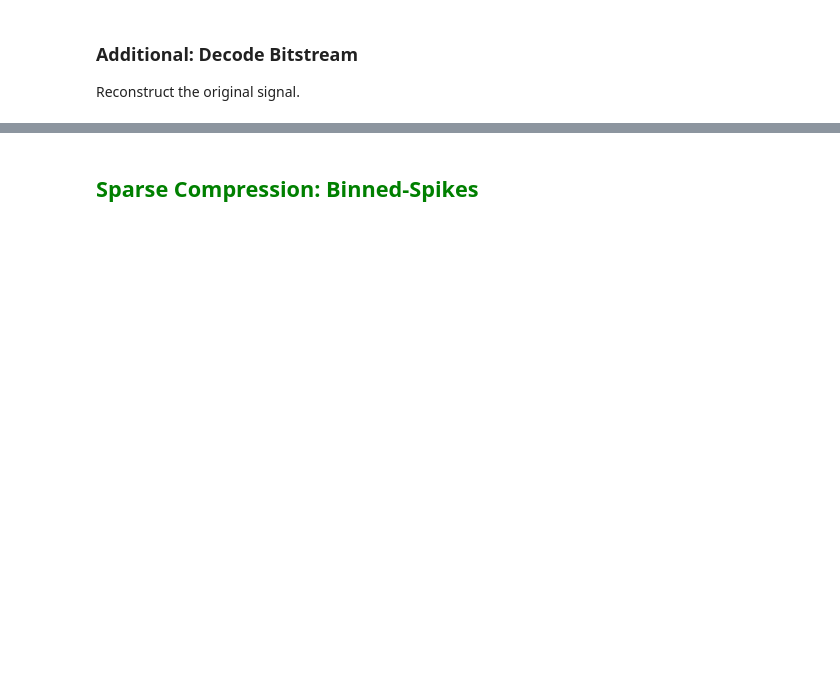
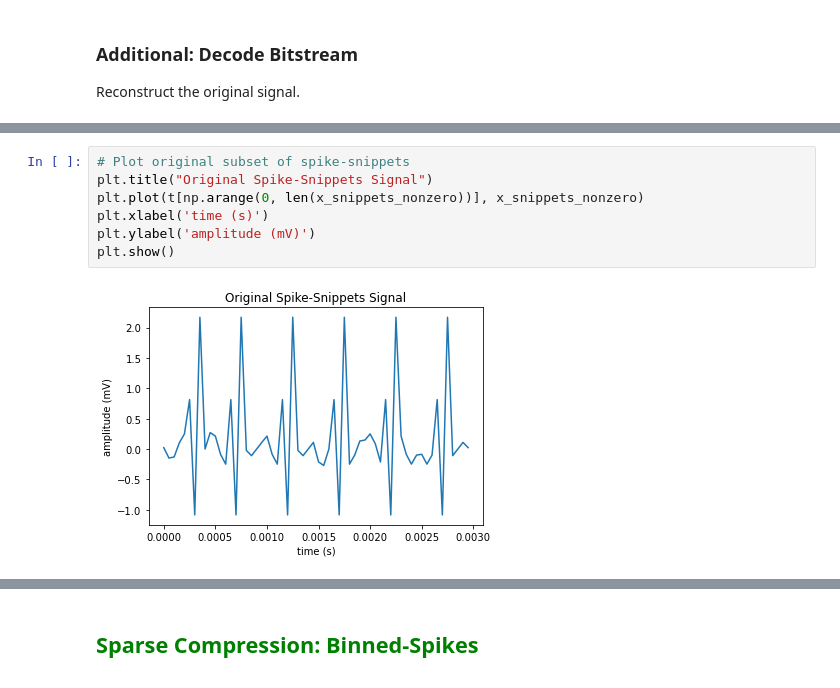
Before and after one commit to michaela10c/neural_signal_compression, a Jupyter notebook: Neural Signal Compression.ipynb, the cells around one changed output, grey strips where cells are left out. Cells and saved outputs as stored; diff of their text form; blank space fills up the shorter version.

```diff
--- a/Neural Signal Compression.ipynb
+++ b/Neural Signal Compression.ipynb
@@ -694,0 +600,9 @@ We can see that the computed indices are identical between the decoded and the r
+# %%
+# Plot original subset of spike-snippets
+plt.title("Original Spike-Snippets Signal")
+plt.plot(t[np.arange(0, len(x_snippets_nonzero))], x_snippets_nonzero)
+plt.xlabel('time (s)')
+plt.ylabel('amplitude (mV)')
+plt.show()
+# %% [output]
+[figure, added]
```
Also changed, not shown: parts of 24 cells of this notebook.
